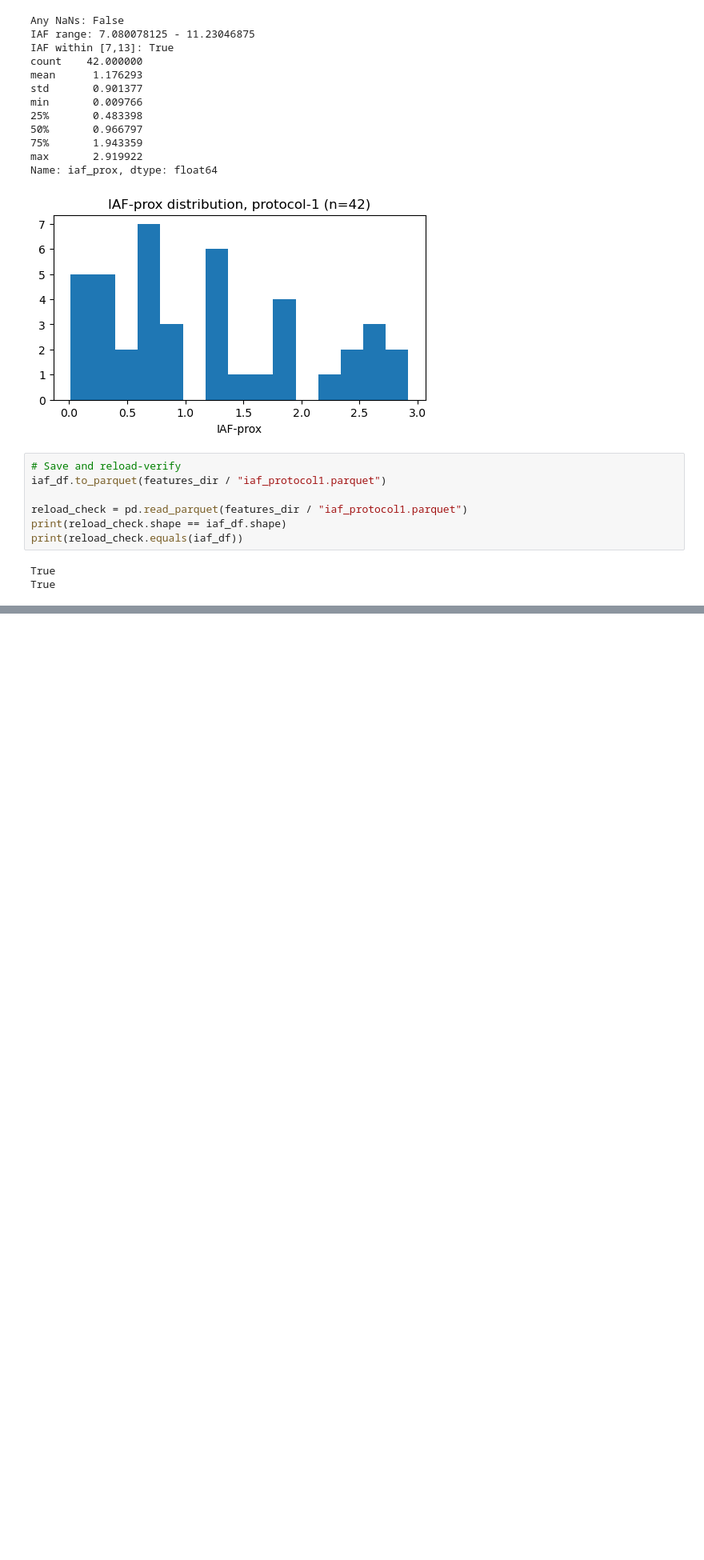
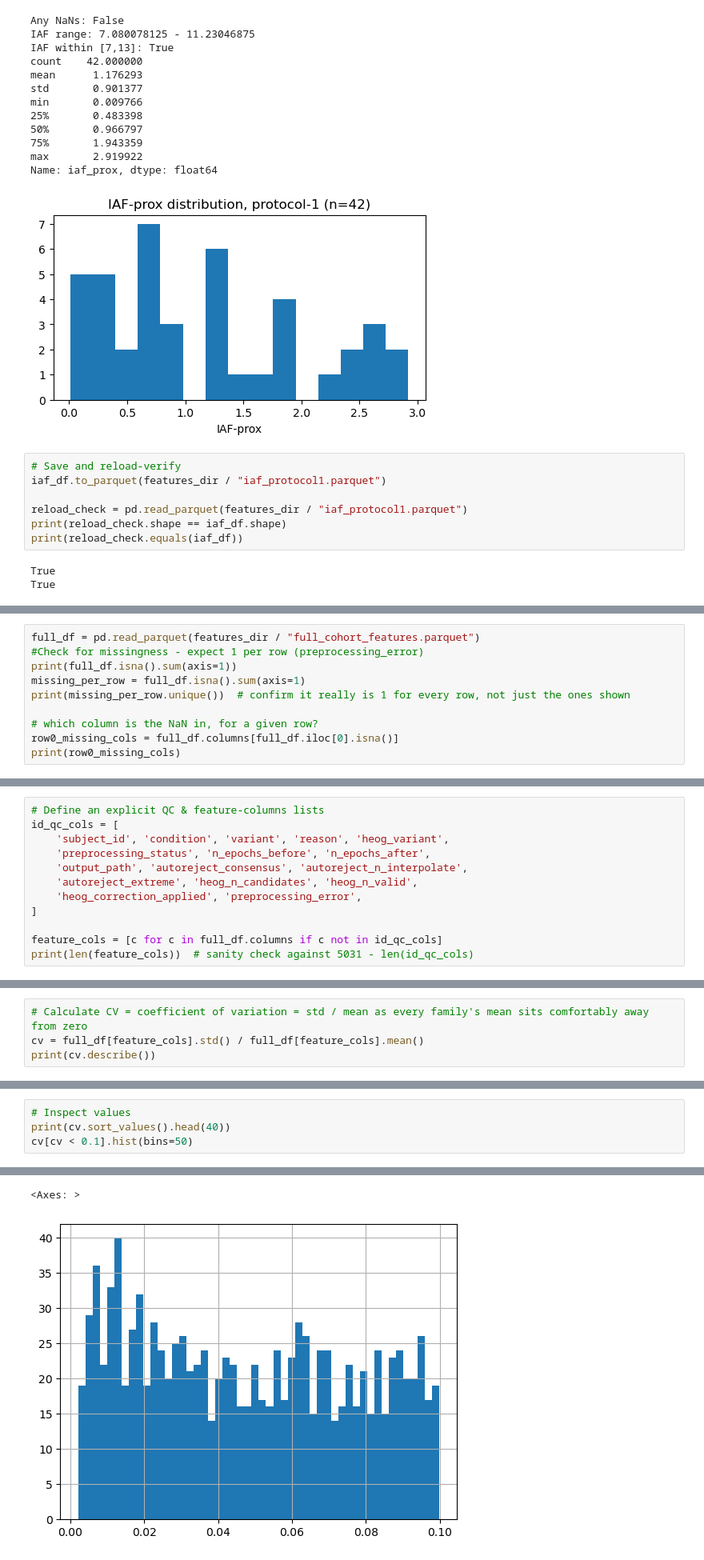
Before and after one commit to romy-weinstock/eeg-rtms-response-prediction, a Jupyter notebook: notebooks/07_feature_extraction_full_cohort.ipynb, the cells around one changed output, grey strips where cells are left out. Shown at 80% size. Drawn from its saved outputs; the diff is of its cells as text; blank space fills up the shorter version.

```diff
--- a/notebooks/07_feature_extraction_full_cohort.ipynb
+++ b/notebooks/07_feature_extraction_full_cohort.ipynb
@@ -570,0 +577,10 @@ True
+# %%
+full_df = pd.read_parquet(features_dir / "full_cohort_features.parquet")
+#Check for missingness - expect 1 per row (preprocessing_error)
+print(full_df.isna().sum(axis=1))
+missing_per_row = full_df.isna().sum(axis=1)
+print(missing_per_row.unique())  # confirm it really is 1 for every row, not just the ones shown
+
+# which column is the NaN in, for a given row?
+row0_missing_cols = full_df.columns[full_df.iloc[0].isna()]
+print(row0_missing_cols)
@@ -570,0 +602,12 @@ True
+# %%
+# Define an explicit QC & feature-columns lists
+id_qc_cols = [
+    'subject_id', 'condition', 'variant', 'reason', 'heog_variant',
+    'preprocessing_status', 'n_epochs_before', 'n_epochs_after',
+    'output_path', 'autoreject_consensus', 'autoreject_n_interpolate',
+    'autoreject_extreme', 'heog_n_candidates', 'heog_n_valid',
+    'heog_correction_applied', 'preprocessing_error',
+]
+
+feature_cols = [c for c in full_df.columns if c not in id_qc_cols]
+print(len(feature_cols))  # sanity check against 5031 - len(id_qc_cols)
@@ -570,0 +654,4 @@ True
+# %%
+# Calculate CV = coefficient of variation = std / mean as every family's mean sits comfortably away from zero
+cv = full_df[feature_cols].std() / full_df[feature_cols].mean()
+print(cv.describe())
@@ -570,0 +668,5 @@ True
+# %%
+# Inspect values
+print(cv.sort_values().head(40))
+cv[cv < 0.1].hist(bins=50)
+# %% [output]
@@ -570,0 +690,2 @@ True
+<Axes: >
+[figure, added]
```
Also changed, not shown: parts of 9 cells of this notebook, 2 other files.
